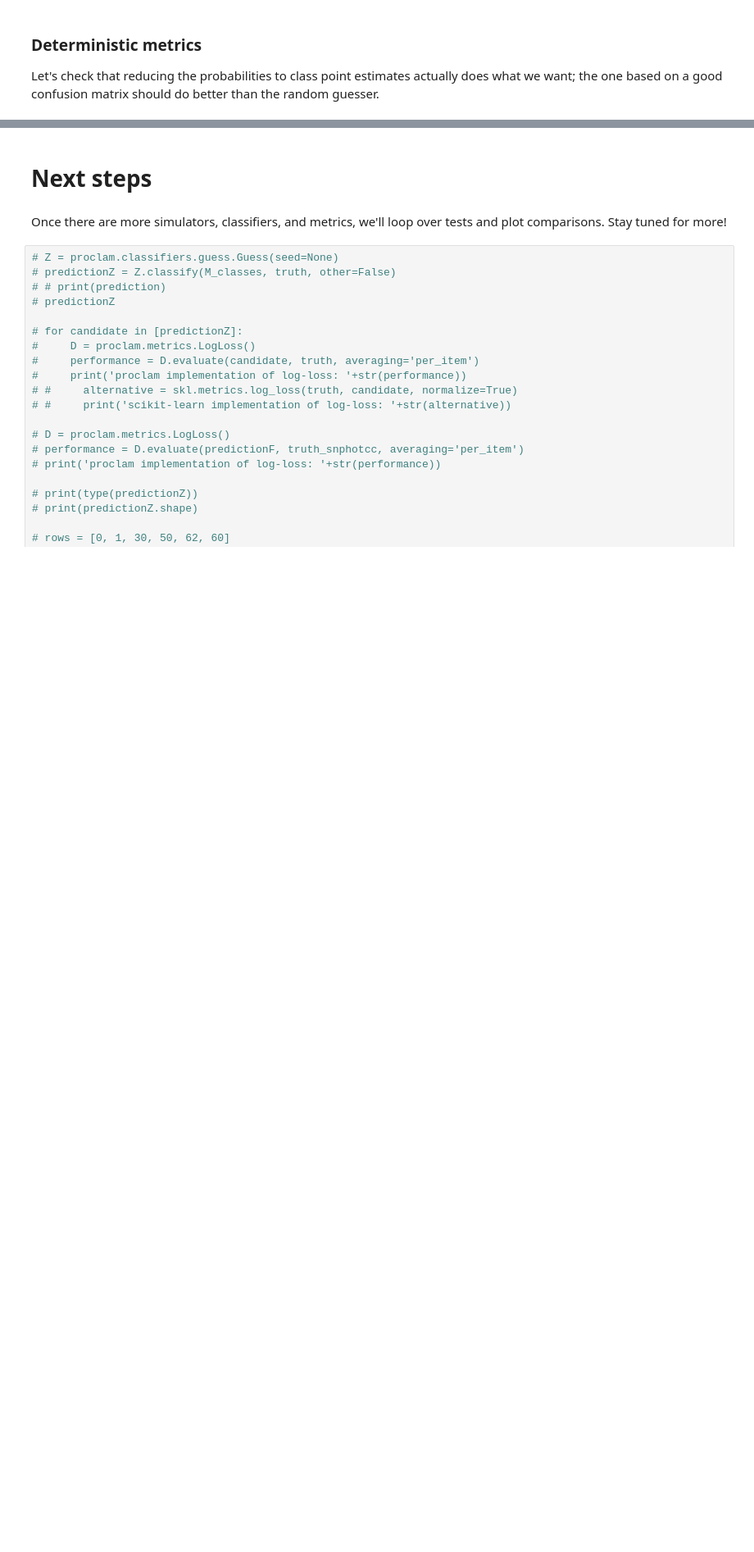
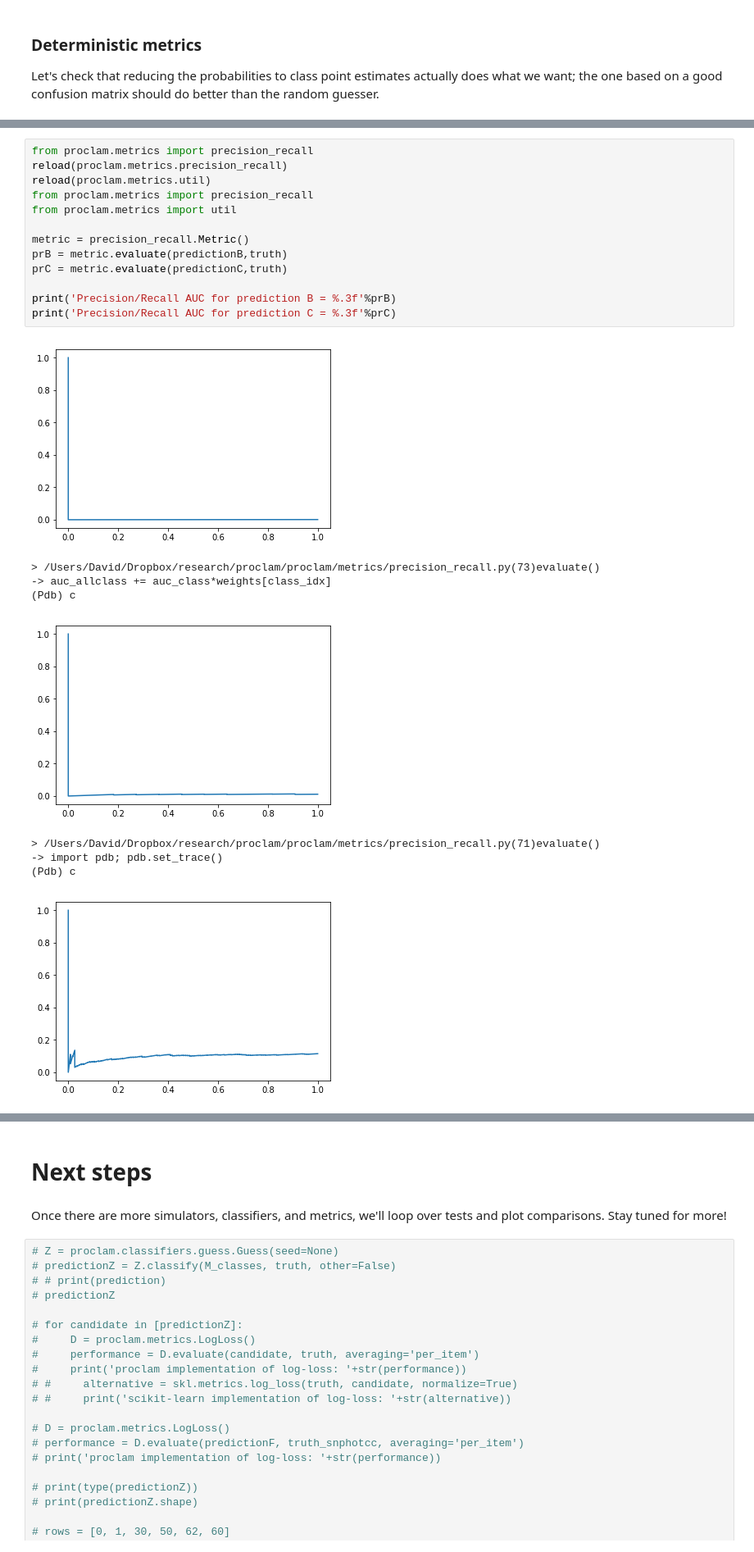
Before and after one commit to aimalz/proclam, a Jupyter notebook: pipeline_sandbox.ipynb, the cells around one changed output, grey strips where cells are left out. Shown: that part at 82% size. Drawn from its saved outputs; the diff is of its cells as text; blank space fills up the shorter version.

Commit message:
added precision recall metric

```diff
--- a/pipeline_sandbox.ipynb
+++ b/pipeline_sandbox.ipynb
@@ -524,0 +513,23 @@ AUC for prediction B with weird weights = 0.522
+# %%
+from proclam.metrics import precision_recall
+reload(proclam.metrics.precision_recall)
+reload(proclam.metrics.util)
+from proclam.metrics import precision_recall
+from proclam.metrics import util
+
+metric = precision_recall.Metric()
+prB = metric.evaluate(predictionB,truth)
+prC = metric.evaluate(predictionC,truth)
+
+print('Precision/Recall AUC for prediction B = %.3f'%prB)
+print('Precision/Recall AUC for prediction C = %.3f'%prC)
+# %% [output]
+[figure, added]
+> /Users/David/Dropbox/research/proclam/proclam/metrics/precision_recall.py(73)evaluate()
+-> auc_allclass += auc_class*weights[class_idx]
+(Pdb) c
+[figure, added]
+> /Users/David/Dropbox/research/proclam/proclam/metrics/precision_recall.py(71)evaluate()
+-> import pdb; pdb.set_trace()
+(Pdb) c
+[figure, added]
```
Also changed, not shown: parts of 17 cells of this notebook, 2 other files.
